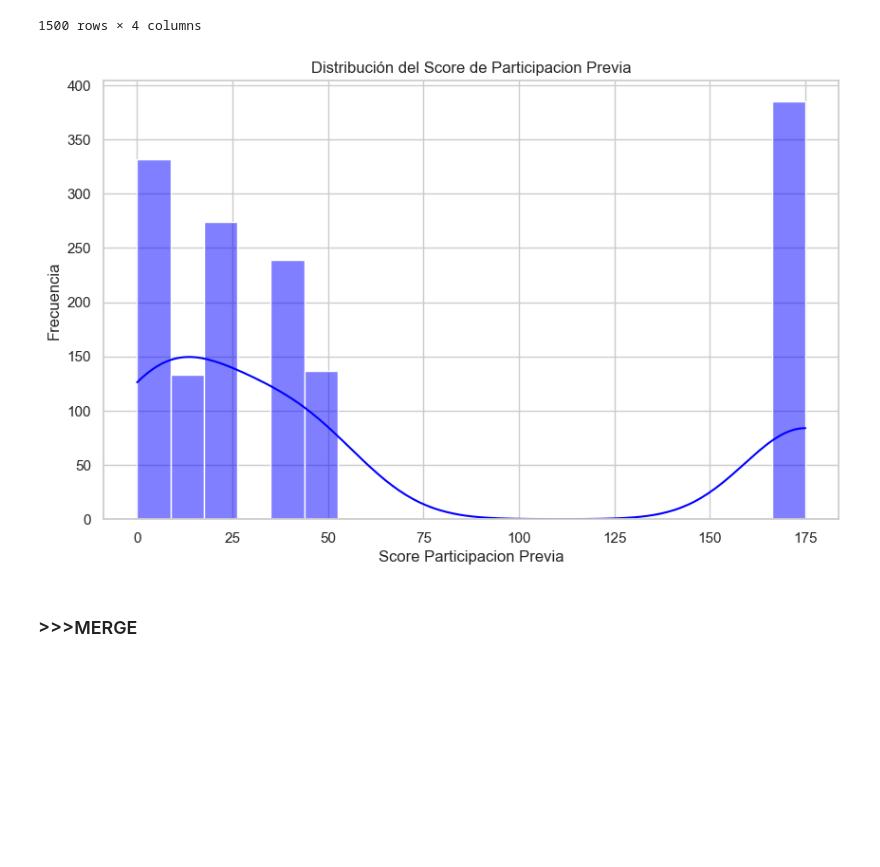
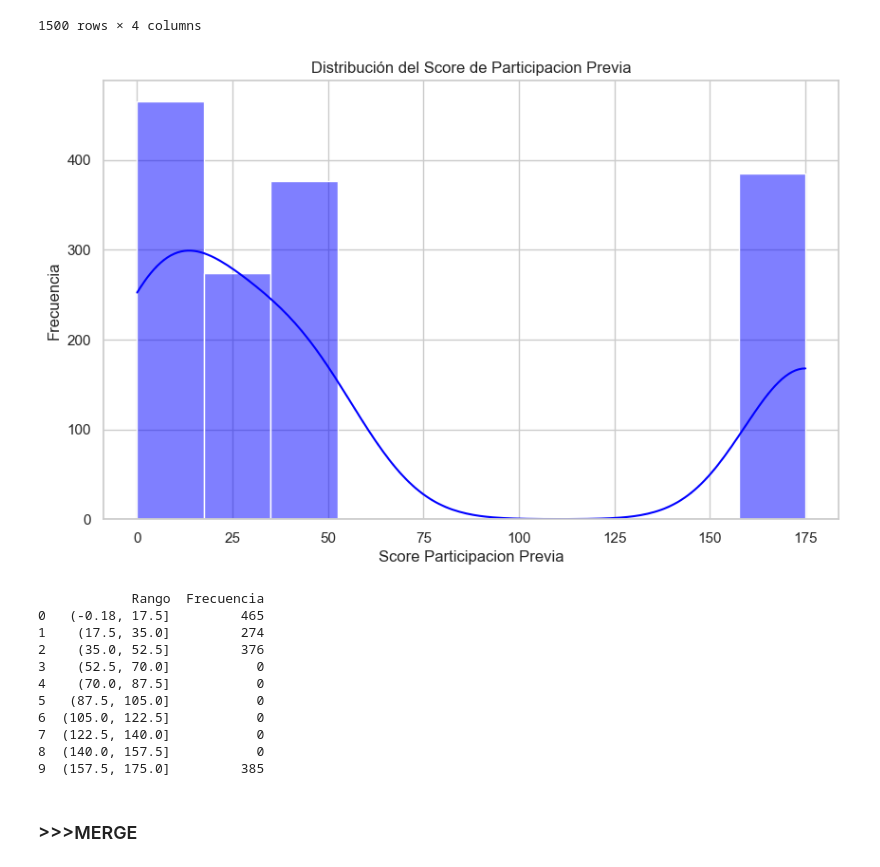
Before and after one commit to Equipo-1-FS-JAASC/Data-project-1, a Jupyter notebook: bbdd/scoring_jupyter.ipynb, the cells around one changed output. Saved outputs shown, nothing was run; the diff lists cells and outputs as text; code cells hidden in the pictures; blank space fills up the shorter version.

```diff
--- a/bbdd/scoring_jupyter.ipynb
+++ b/bbdd/scoring_jupyter.ipynb
@@ -247,3 +312,27 @@ df_familia
 | 24 | 99949389 | 0 | 0.0 | 0.00 |
 | 562 | 99987086 | 5 | 50.0 | 6.25 |
 1500 rows × 4 columns
+# %%
+import matplotlib.pyplot as plt
+import seaborn as sns
+
+# Configuración opcional para mejorar el estilo del gráfico
+sns.set(style="whitegrid")
+plt.figure(figsize=(15, 5))
+
+# Subgráfico: Distribución de score_familia
+sns.countplot(x='score_familia', data=df_familia, color='blue')
+plt.title('Distribución de Score Familia')
+plt.xlabel('Score Familia')
+
+# Ajustes de diseño
+plt.tight_layout()
+
+# Mostrar la figura
+plt.show()
+
+# Imprimir la tabla en la consola
+score_familia_counts = df_familia['score_familia'].value_counts()
+
+print("\nTabla de Distribución de Frecuencias - Score Familia:")
+print(score_familia_counts)
@@ -374,23 +531,43 @@ df_participacion_previa
 # %%
 import matplotlib.pyplot as plt
 import seaborn as sns
+import pandas as pd
 
 # Configuración opcional para mejorar el estilo del gráfico
 sns.set(style="whitegrid")
 plt.figure(figsize=(10, 6))
 
 # Crear el histograma
-sns.histplot(df_participacion_previa['score_participacion_previa'], bins=20, kde=True, color='blue')
+sns.histplot(df_participacion_previa['score_participacion_previa'], bins=10, kde=True, color='blue')
 
 # Agregar etiquetas y título
 plt.xlabel('Score Participacion Previa')
 plt.ylabel('Frecuencia')
 plt.title('Distribución del Score de Participacion Previa')
 
 # Mostrar el histograma
 plt.show()
+
+# Crear intervalos y contar la frecuencia
+intervalos = pd.cut(df_participacion_previa['score_participacion_previa'], bins=10, precision=2)
+tabla_frecuencia = pd.value_counts(intervalos).sort_index().reset_index()
+tabla_frecuencia.columns = ['Rango', 'Frecuencia']
+
+# Mostrar la tabla
+print(tabla_frecuencia)
 # %% [output]
-[figure, old version]
+[figure, new version]
+            Rango  Frecuencia
+0   (-0.18, 17.5]         465
+1    (17.5, 35.0]         274
+2    (35.0, 52.5]         376
+3    (52.5, 70.0]           0
+4    (70.0, 87.5]           0
+5   (87.5, 105.0]           0
+6  (105.0, 122.5]           0
+7  (122.5, 140.0]           0
+8  (140.0, 157.5]           0
+9  (157.5, 175.0]         385
 # %% [markdown]
 ### >>>MERGE
 # %%
```
Also changed, not shown: parts of 4 cells of this notebook.
